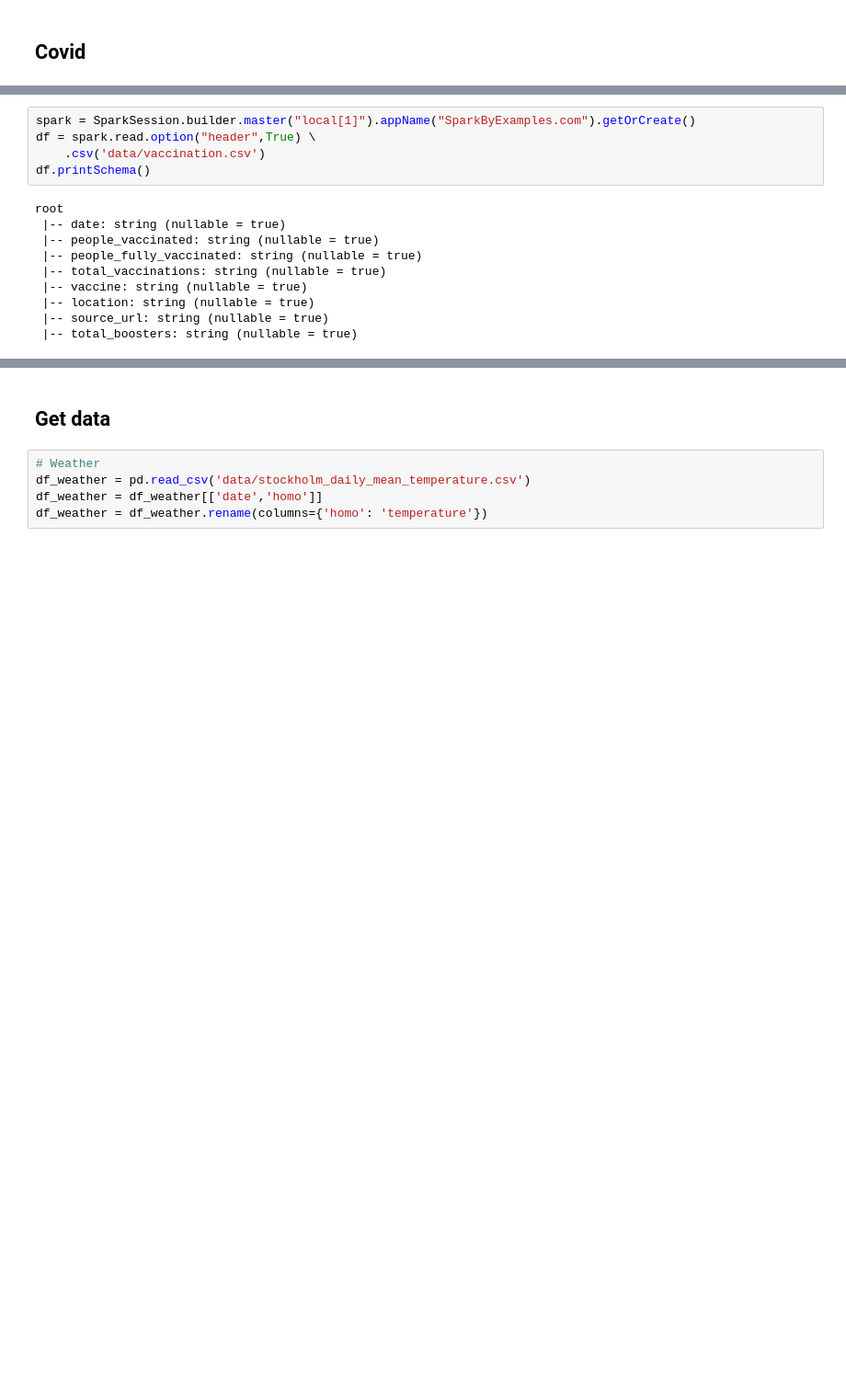
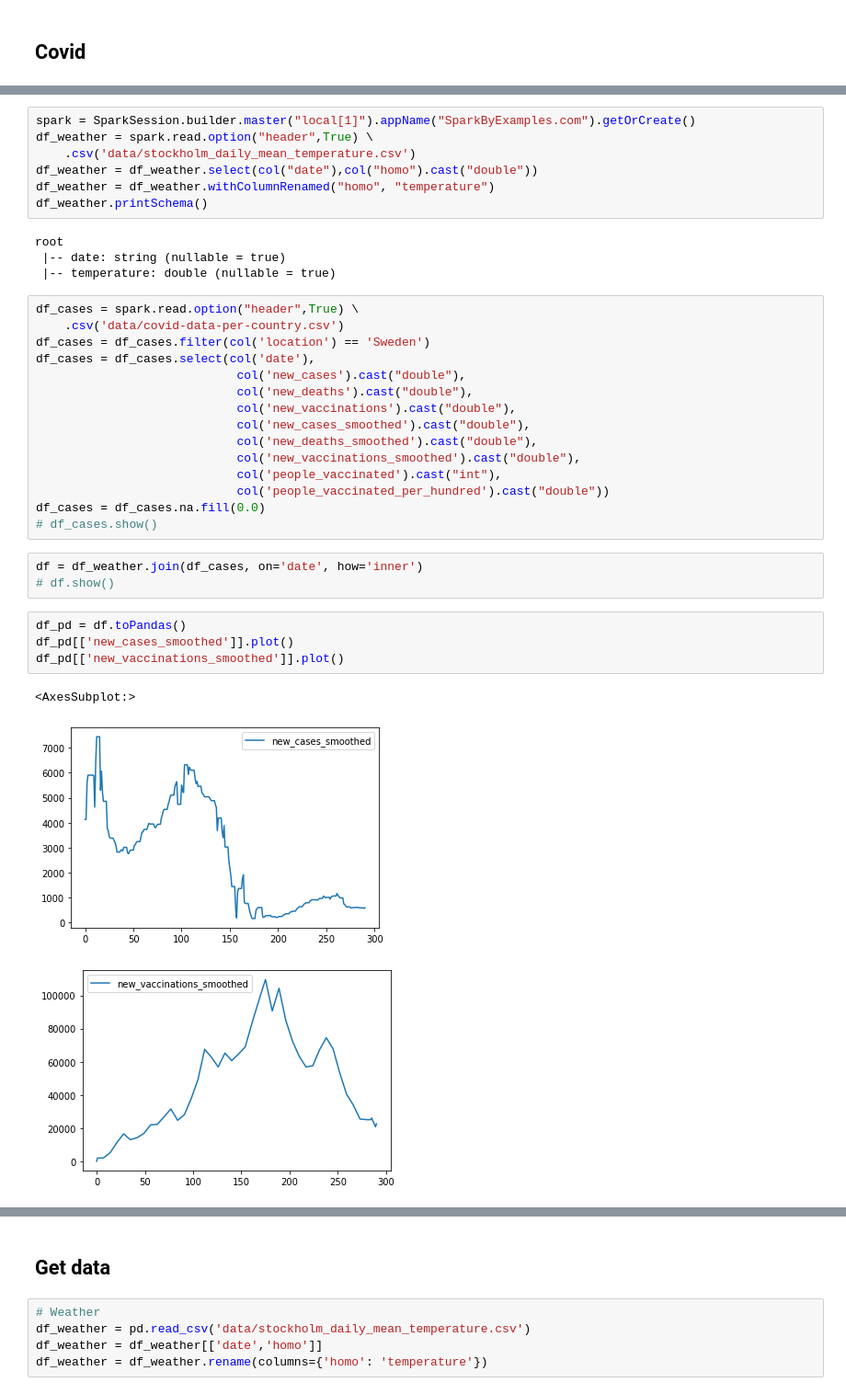
Before and after one commit to annasanchez27/covid-vaccination, a Jupyter notebook: experiments.ipynb, the cells around one changed output, grey strips where cells are left out. Shown: that part at 92% size. Cells and saved outputs as stored; diff of their text form; blank space fills up the shorter version.

```diff
--- a/experiments.ipynb
+++ b/experiments.ipynb
@@ -8,15 +13,37 @@ from pyspark.sql import SparkSession
 # %%
 spark = SparkSession.builder.master("local[1]").appName("SparkByExamples.com").getOrCreate()
-df = spark.read.option("header",True) \
-    .csv('data/vaccination.csv')
-df.printSchema()
+df_weather = spark.read.option("header",True) \
+    .csv('data/stockholm_daily_mean_temperature.csv')
+df_weather = df_weather.select(col("date"),col("homo").cast("double"))
+df_weather = df_weather.withColumnRenamed("homo", "temperature")
+df_weather.printSchema()
 # %% [output]
 root
  |-- date: string (nullable = true)
- |-- people_vaccinated: string (nullable = true)
- |-- people_fully_vaccinated: string (nullable = true)
- |-- total_vaccinations: string (nullable = true)
- |-- vaccine: string (nullable = true)
- |-- location: string (nullable = true)
- |-- source_url: string (nullable = true)
- |-- total_boosters: string (nullable = true)
+ |-- temperature: double (nullable = true)
+# %%
+df_cases = spark.read.option("header",True) \
+    .csv('data/covid-data-per-country.csv')
+df_cases = df_cases.filter(col('location') == 'Sweden')
+df_cases = df_cases.select(col('date'),
+                            col('new_cases').cast("double"),
+                            col('new_deaths').cast("double"),
+                            col('new_vaccinations').cast("double"),
+                            col('new_cases_smoothed').cast("double"),
+                            col('new_deaths_smoothed').cast("double"),
+                            col('new_vaccinations_smoothed').cast("double"),
+                            col('people_vaccinated').cast("int"),
+                            col('people_vaccinated_per_hundred').cast("double"))
+df_cases = df_cases.na.fill(0.0)
+# df_cases.show()
+# %%
+df = df_weather.join(df_cases, on='date', how='inner')
+# df.show()
+# %%
+df_pd = df.toPandas()
+df_pd[['new_cases_smoothed']].plot()
+df_pd[['new_vaccinations_smoothed']].plot()
+# %% [output]
+<AxesSubplot:>
+[figure, added]
+[figure, added]
```
Also changed, not shown: parts of 15 cells of this notebook.
